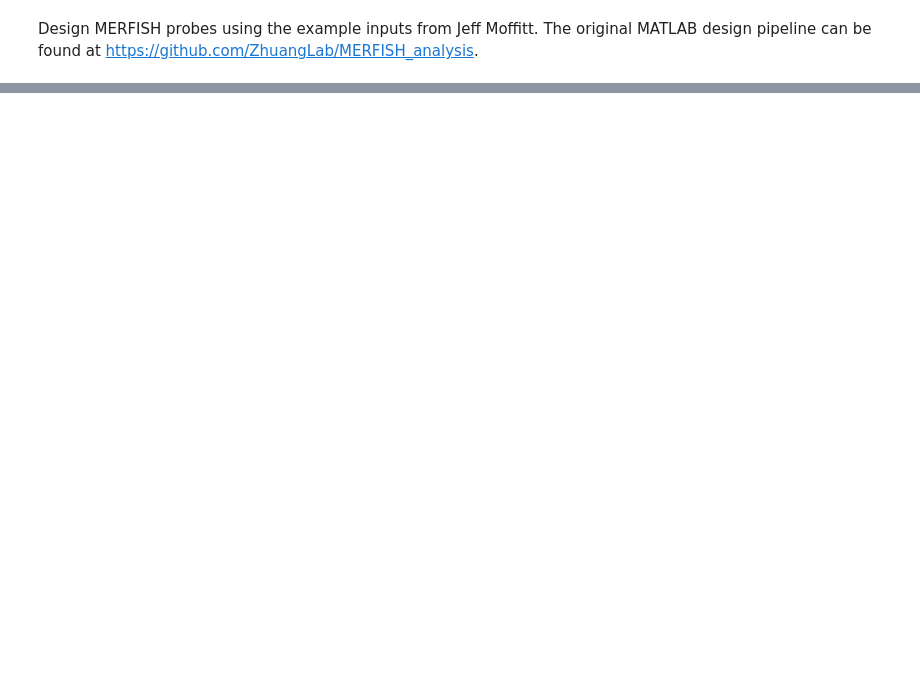
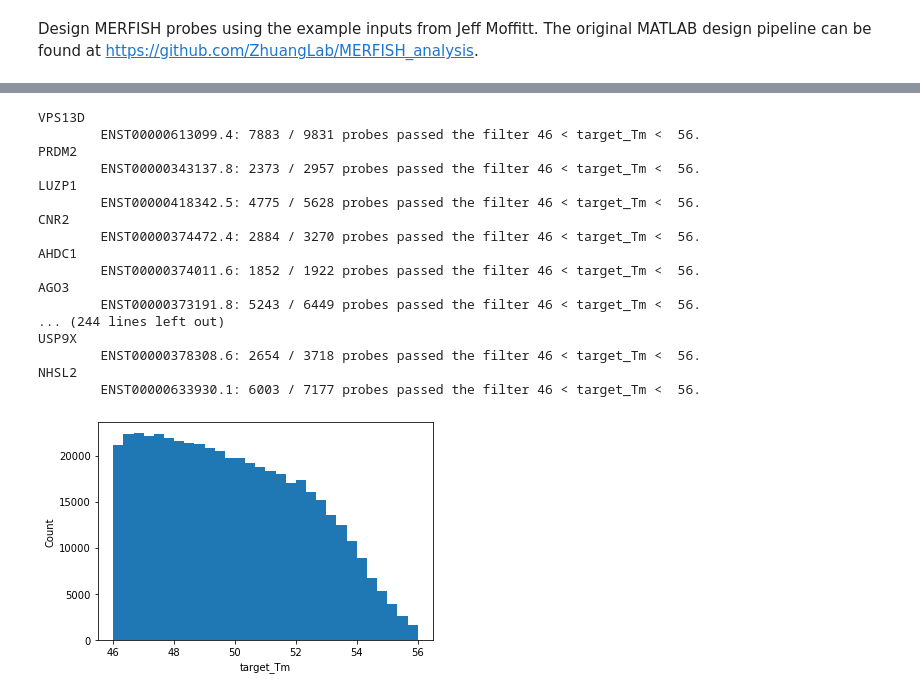
Before and after one commit to xingjiepan/MERFISH_probe_design, a Jupyter notebook: tests_and_examples/example_probe_design_JM.ipynb, the cells around one changed output, grey strips where cells are left out. Cells and saved outputs as stored; diff of their text form; code cells hidden in the pictures; blank space fills up the shorter version.

```diff
--- a/tests_and_examples/example_probe_design_JM.ipynb
+++ b/tests_and_examples/example_probe_design_JM.ipynb
@@ -36,0 +222,23 @@ pd.print_probe_dict(probe_dict)
+# %%
+# Filter Tm and plot Tm distribution after filtering
+filters.filter_probe_dict_by_metric(probe_dict, 'target_Tm', lower_bound=46, upper_bound=56)
+plot.plot_hist(probe_dict, column_key='target_Tm')
+# %% [output]
+VPS13D
+        ENST00000613099.4: 7883 / 9831 probes passed the filter 46 < target_Tm <  56.
+PRDM2
+        ENST00000343137.8: 2373 / 2957 probes passed the filter 46 < target_Tm <  56.
+LUZP1
+        ENST00000418342.5: 4775 / 5628 probes passed the filter 46 < target_Tm <  56.
+CNR2
+        ENST00000374472.4: 2884 / 3270 probes passed the filter 46 < target_Tm <  56.
+AHDC1
+        ENST00000374011.6: 1852 / 1922 probes passed the filter 46 < target_Tm <  56.
+AGO3
+        ENST00000373191.8: 5243 / 6449 probes passed the filter 46 < target_Tm <  56.
+... (244 lines left out)
+USP9X
+        ENST00000378308.6: 2654 / 3718 probes passed the filter 46 < target_Tm <  56.
+NHSL2
+        ENST00000633930.1: 6003 / 7177 probes passed the filter 46 < target_Tm <  56.
+[figure, added]
```
Also changed, not shown: parts of 41 cells of this notebook.
